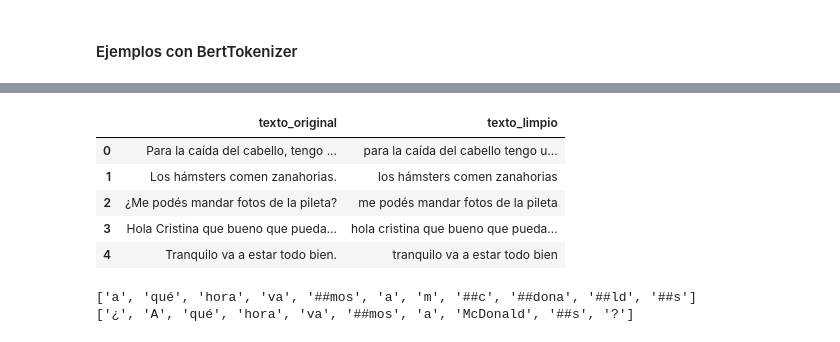
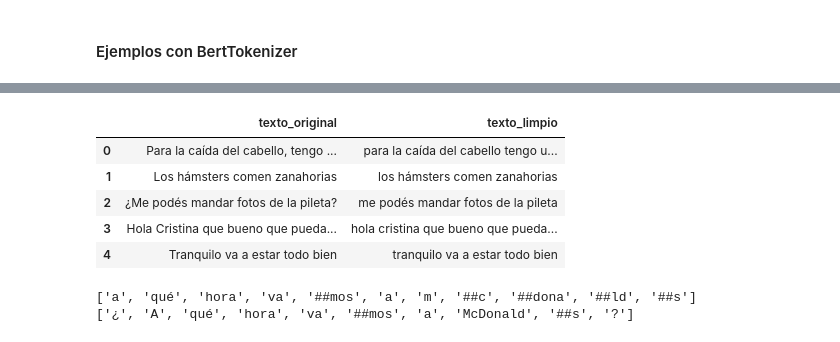
Before and after one commit to LeoBrasileo/Aprendizaje-Automatico-TP2, a Jupyter notebook: py/TP2_main.ipynb, the cells around one changed output, grey strips where cells are left out. Cells and saved outputs as stored; diff of their text form; code cells hidden in the pictures.

```diff
--- a/py/TP2_main.ipynb
+++ b/py/TP2_main.ipynb
@@ -18,16 +28,16 @@ from funciones_dataset import ETIQUETAS_PUNT_INICIAL, ETIQUETAS_PUNT_FINAL, ETIQ
 # %%
 #pip install -U datasets
 # %%
-url = 'https://raw.githubusercontent.com/LeoBrasileo/Aprendizaje-Automatico-TP2/main/datos_google_argento.csv'
-df_google_arg = pd.read_csv(url, sep=';', index_col=False)
+url = 'https://github.com/LeoBrasileo/Aprendizaje-Automatico-TP2/raw/refs/heads/main/data/datos_google_argento.csv'
+df_google_arg = pd.read_csv(url, sep=',', index_col=False)
 df_google_arg.head()
 # %% [output]
 |  | texto_original | texto_limpio |
 | 0 | Para la caída del cabello, tengo ... | para la caída del cabello tengo u... |
-| 1 | Los hámsters comen zanahorias. | los hámsters comen zanahorias |
+| 1 | Los hámsters comen zanahorias | los hámsters comen zanahorias |
 | 2 | ¿Me podés mandar fotos de la pileta? | me podés mandar fotos de la pileta |
 | 3 | Hola Cristina que bueno que pueda... | hola cristina que bueno que pueda... |
-| 4 | Tranquilo va a estar todo bien. | tranquilo va a estar todo bien |
+| 4 | Tranquilo va a estar todo bien | tranquilo va a estar todo bien |
 # %%
 tokenizer = BertTokenizer.from_pretrained("bert-base-multilingual-cased")
 
```
Also changed, not shown: parts of 6 cells of this notebook.
